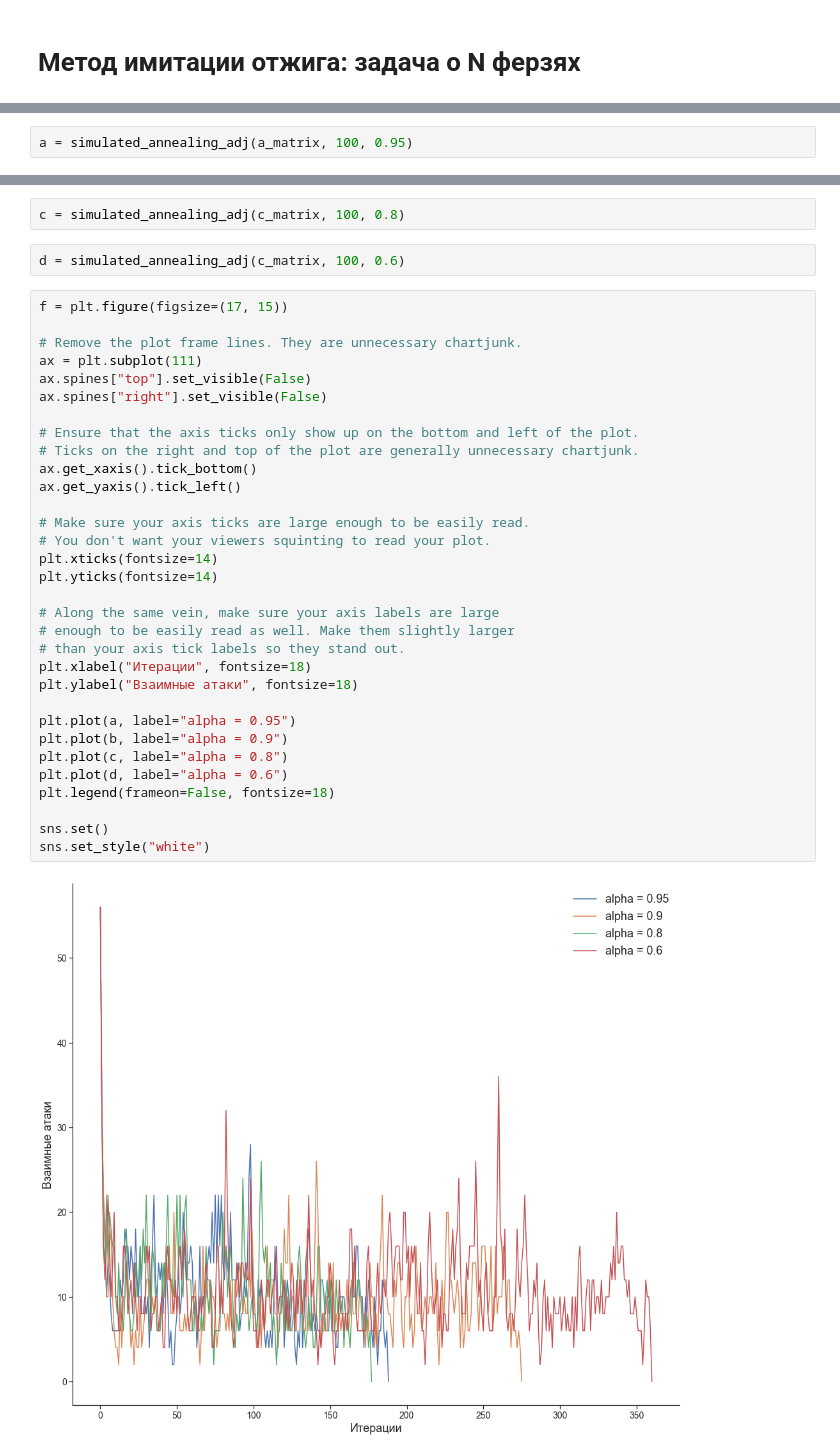
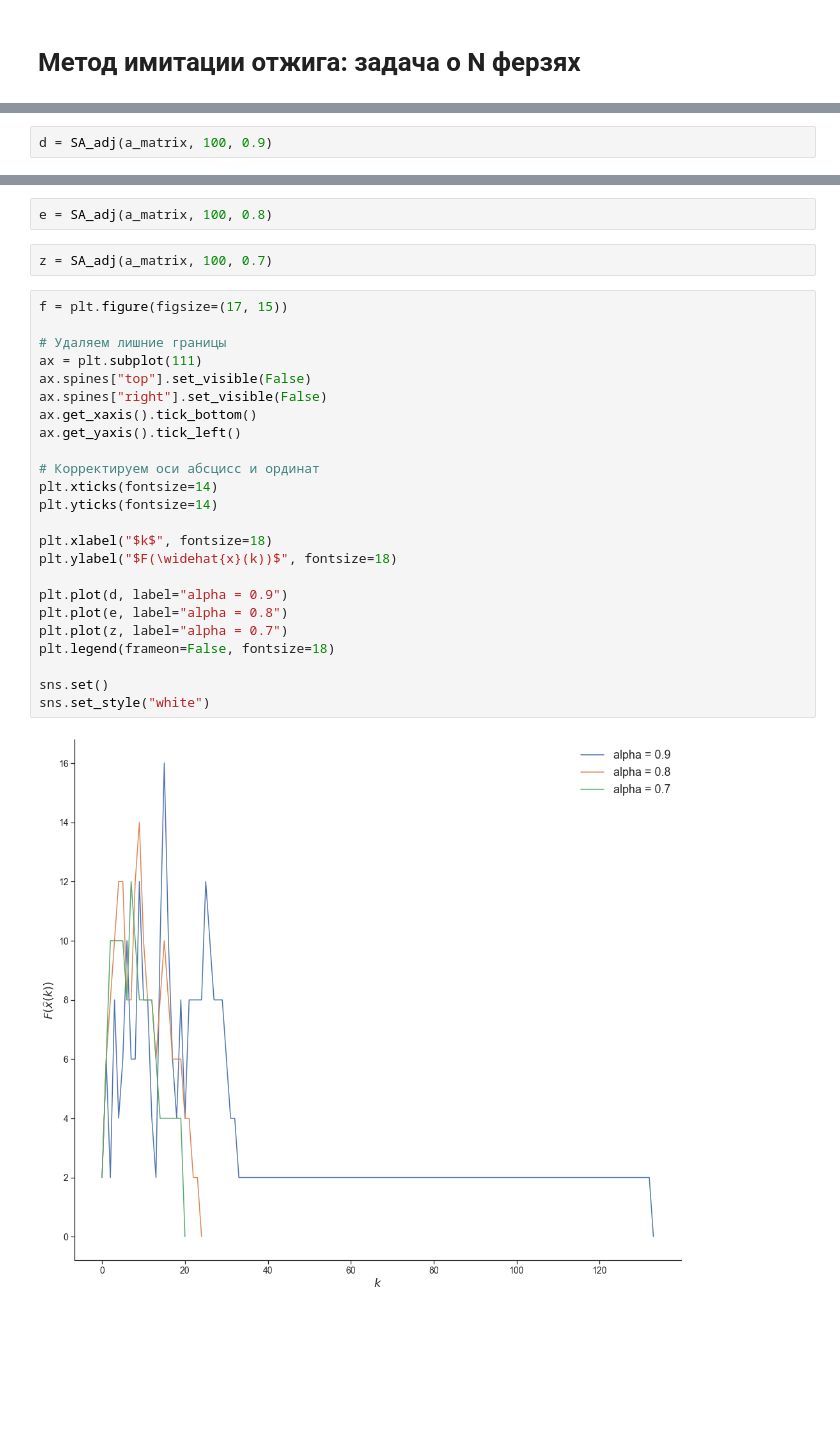
Before and after one commit to khaykingleb/stochastic-optimization-methods, a Jupyter notebook: Code/Метод отжига/Simulated_annealing.ipynb, the cells around one changed output, grey strips where cells are left out. Drawn from its saved outputs; the diff is of its cells as text; blank space fills up the shorter version.

```diff
--- a/Code/Метод отжига/Simulated_annealing.ipynb
+++ b/Code/Метод отжига/Simulated_annealing.ipynb
@@ -188,2 +207,2 @@ d_matrix = matrix.copy()
 # %%
-a = simulated_annealing_adj(a_matrix, 100, 0.95)
+d = SA_adj(a_matrix, 100, 0.9)
@@ -192,38 +209,30 @@ b = simulated_annealing_adj(b_matrix, 100, 0.9)
 # %%
-c = simulated_annealing_adj(c_matrix, 100, 0.8)
+e = SA_adj(a_matrix, 100, 0.8)
-# %%
-d = simulated_annealing_adj(c_matrix, 100, 0.6)
+# %%
+z = SA_adj(a_matrix, 100, 0.7)
 # %%
 f = plt.figure(figsize=(17, 15))
 
-# Remove the plot frame lines. They are unnecessary chartjunk.
+# Удаляем лишние границы
 ax = plt.subplot(111)
 ax.spines["top"].set_visible(False)
 ax.spines["right"].set_visible(False)
-
-# Ensure that the axis ticks only show up on the bottom and left of the plot.
-# Ticks on the right and top of the plot are generally unnecessary chartjunk.
 ax.get_xaxis().tick_bottom()
 ax.get_yaxis().tick_left()
 
-# Make sure your axis ticks are large enough to be easily read.
-# You don't want your viewers squinting to read your plot.
+# Корректируем оси абсцисс и ординат
 plt.xticks(fontsize=14)
 plt.yticks(fontsize=14)
 
-# Along the same vein, make sure your axis labels are large
-# enough to be easily read as well. Make them slightly larger
-# than your axis tick labels so they stand out.
-plt.xlabel("Итерации", fontsize=18)
-plt.ylabel("Взаимные атаки", fontsize=18)
+plt.xlabel("$k$", fontsize=18)
+plt.ylabel("$F(\widehat{x}(k))$", fontsize=18)
 
-plt.plot(a, label="alpha = 0.95")
-plt.plot(b, label="alpha = 0.9")
-plt.plot(c, label="alpha = 0.8")
-plt.plot(d, label="alpha = 0.6")
+plt.plot(d, label="alpha = 0.9")
+plt.plot(e, label="alpha = 0.8")
+plt.plot(z, label="alpha = 0.7")
 plt.legend(frameon=False, fontsize=18)
 
 sns.set()
 sns.set_style("white")
 # %% [output]
-[figure, old version]
+[figure, new version]
```
Also changed, not shown: parts of 37 cells of this notebook, 5 other files.
